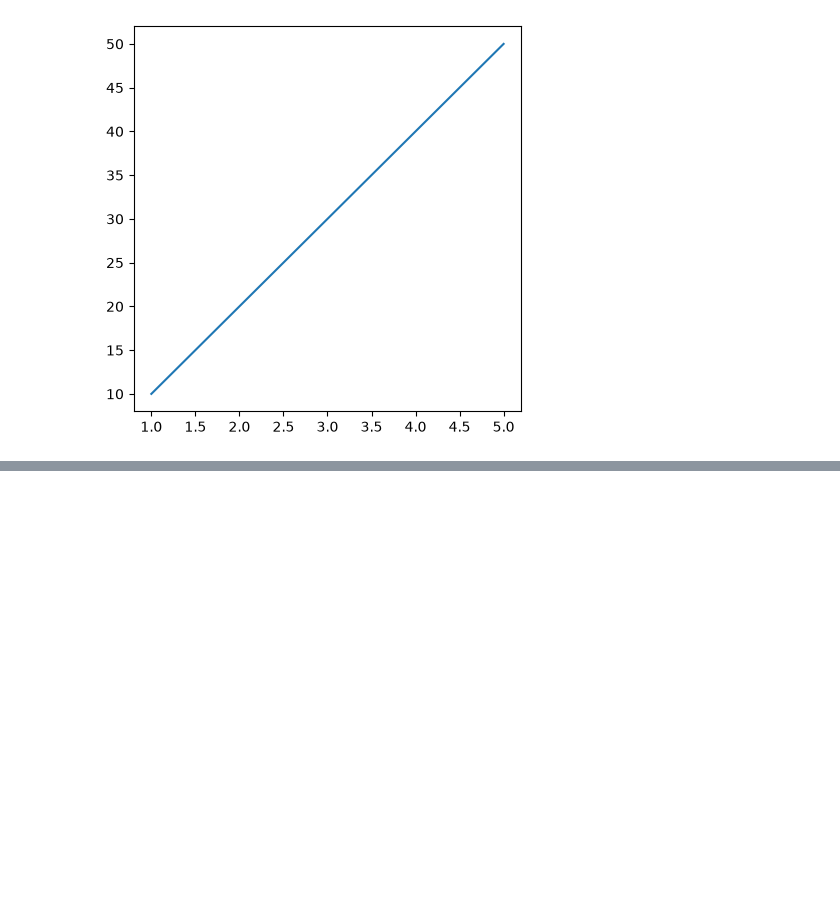
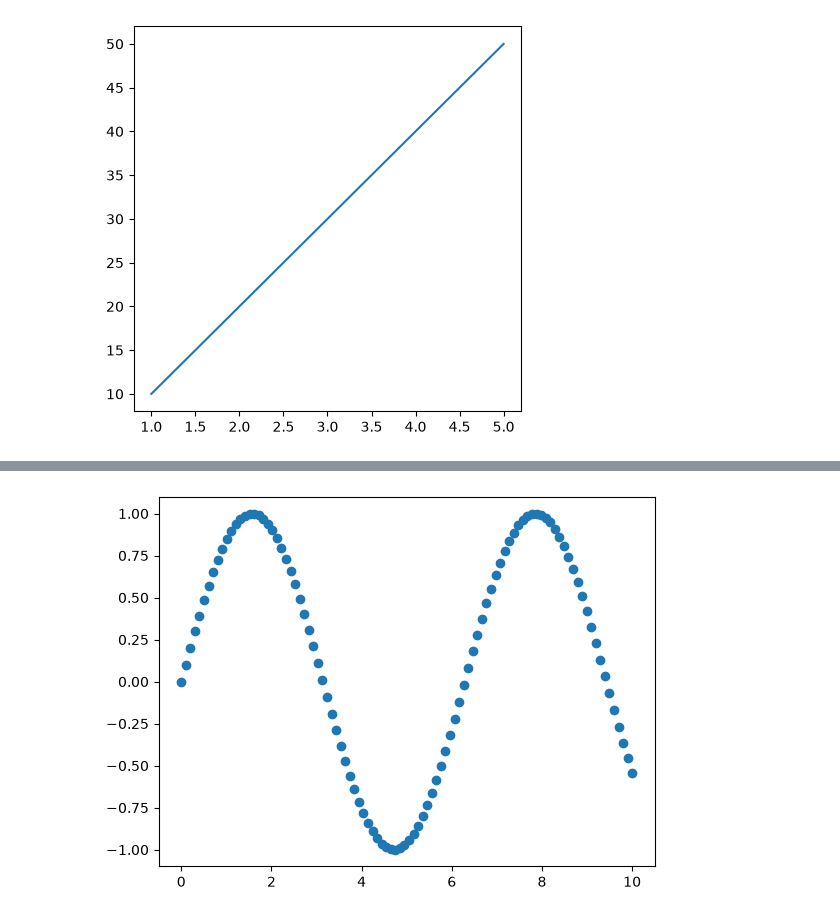
Before and after one commit to ayinde-xyz/ml-learn, a Jupyter notebook: matplotlib_learn.ipynb, the cells around one changed output, grey strips where cells are left out. Cells and saved outputs as stored; diff of their text form; code cells hidden in the pictures; blank space fills up the shorter version.

```diff
--- a/matplotlib_learn.ipynb
+++ b/matplotlib_learn.ipynb
@@ -49,0 +87,5 @@ fig.savefig("images/sample-plot.png", dpi=200)
+# %%
+fig, ax = plt.subplots()
+ax.scatter(x, np.sin(x));
+# %% [output]
+[figure, added]
```
Also changed, not shown: parts of 5 cells of this notebook.
